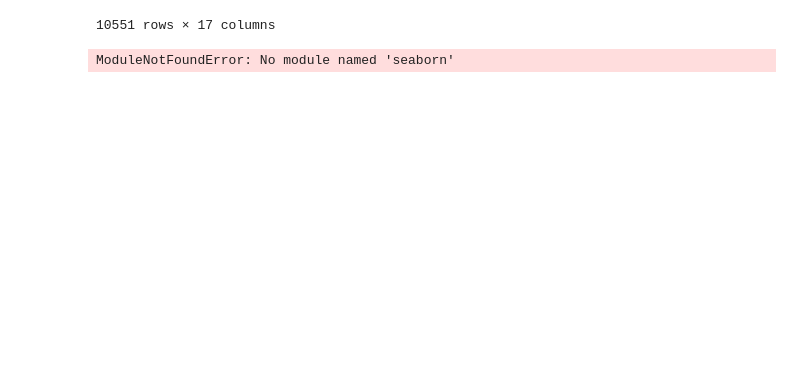
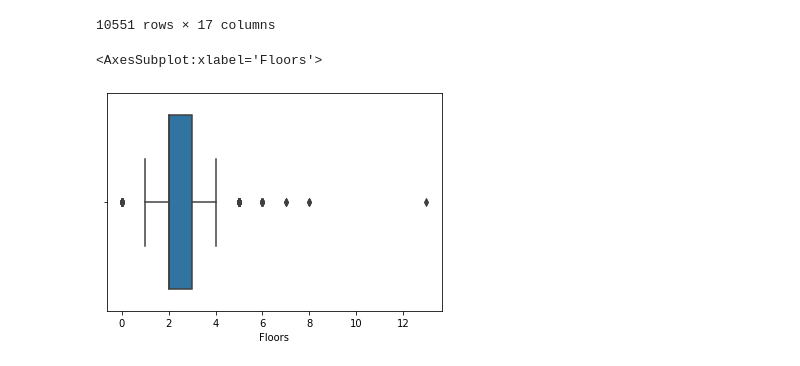
Before and after one commit to heuer-ja/CENG542-Knowledge-Discovery, a Jupyter notebook: germany_house_prices.ipynb, the cells around one changed output. Saved outputs shown, nothing was run; the diff lists cells and outputs as text; code cells hidden in the pictures; blank space fills up the shorter version.

Commit message:
data transformation ideas

```diff
--- a/germany_house_prices.ipynb
+++ b/germany_house_prices.ipynb
@@ -123,17 +127,18 @@ df_source
 10551 rows × 17 columns
 # %%
 
-'''
-import seaborn as sns
+
+#plt.figure (figsize=(16,5))
+#plt.subplot(1,2,1)
+#sns.distplot(df_source['Price'])
+#plt.subplot(1,2,2)
+#sns.distplot(df_source['Bathrooms'])
+#plt.show()
+sns.boxplot(df_source['Floors'])
 
 
-plt.figure(figsize=(16,5))
-plt.subplot(1,2,1)
-sns.distplot(df_source['Price'])
-plt.subplot(1,2,2)
-sns.distplot(df_source['Type'])
-plt.show()
-
-'''
+# categorical data
+# df_source['Garagetype'].value_counts().plot(kind='bar')
 # %% [output]
-ModuleNotFoundError: No module named 'seaborn'
+<AxesSubplot:xlabel='Floors'>
+[figure, added]
```
Also changed, not shown: parts of 2 cells of this notebook.
